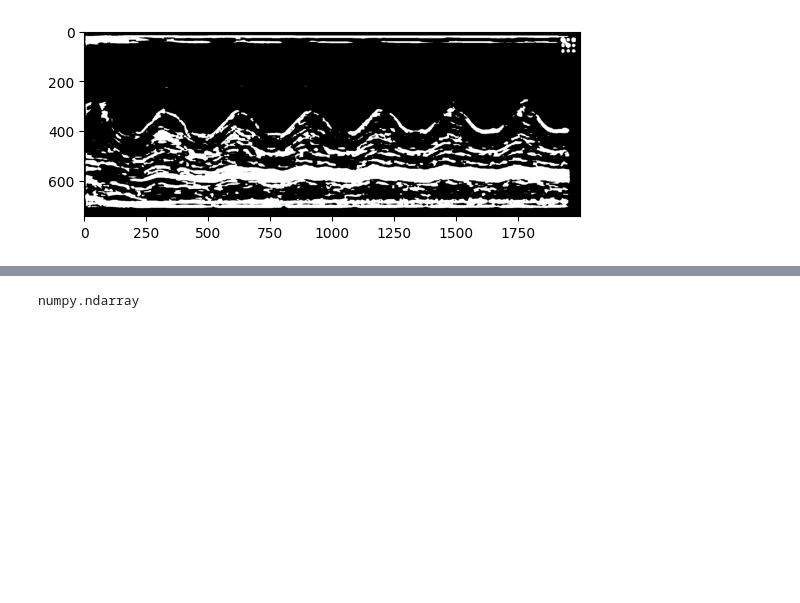
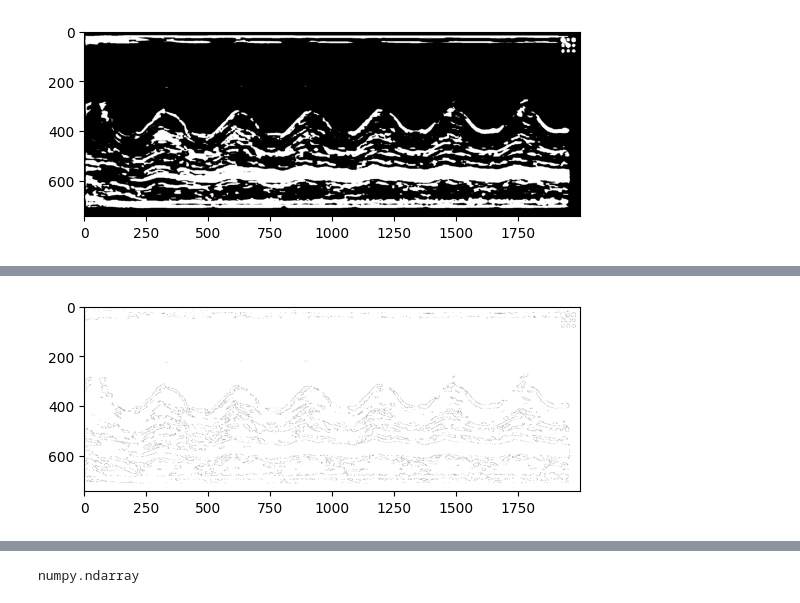
Before and after one commit to Onebu/HackMarato, a Jupyter notebook: cor.ipynb, the cells around one changed output, grey strips where cells are left out. Cells and saved outputs as stored; diff of their text form; code cells hidden in the pictures; blank space fills up the shorter version.

```diff
--- a/cor.ipynb
+++ b/cor.ipynb
@@ -100,3 +138,9 @@ mask2 = np.ones(img.shape[:2], dtype="uint8") * 255
+# %%
+mask3 = np.ones(img.shape[:2], dtype="uint8") * 255
 # %%
-for c in contours[:-1]:
-    cv2.drawContours(mask2, c, -1, 0, -1)
+for c in contours:
+    cv2.drawContours(mask3, c, -1, 0, -1)
+
+implot = plt.imshow(mask3, cmap='gray')
+# %% [output]
+[figure, added]
```
Also changed, not shown: parts of 18 cells of this notebook.
